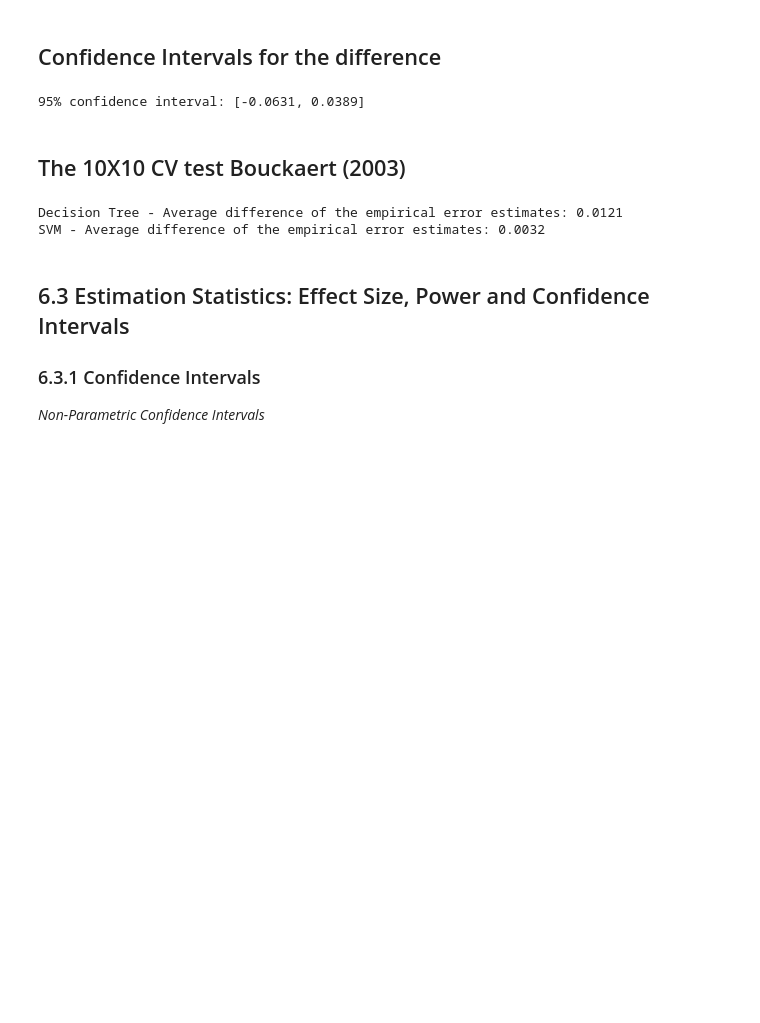
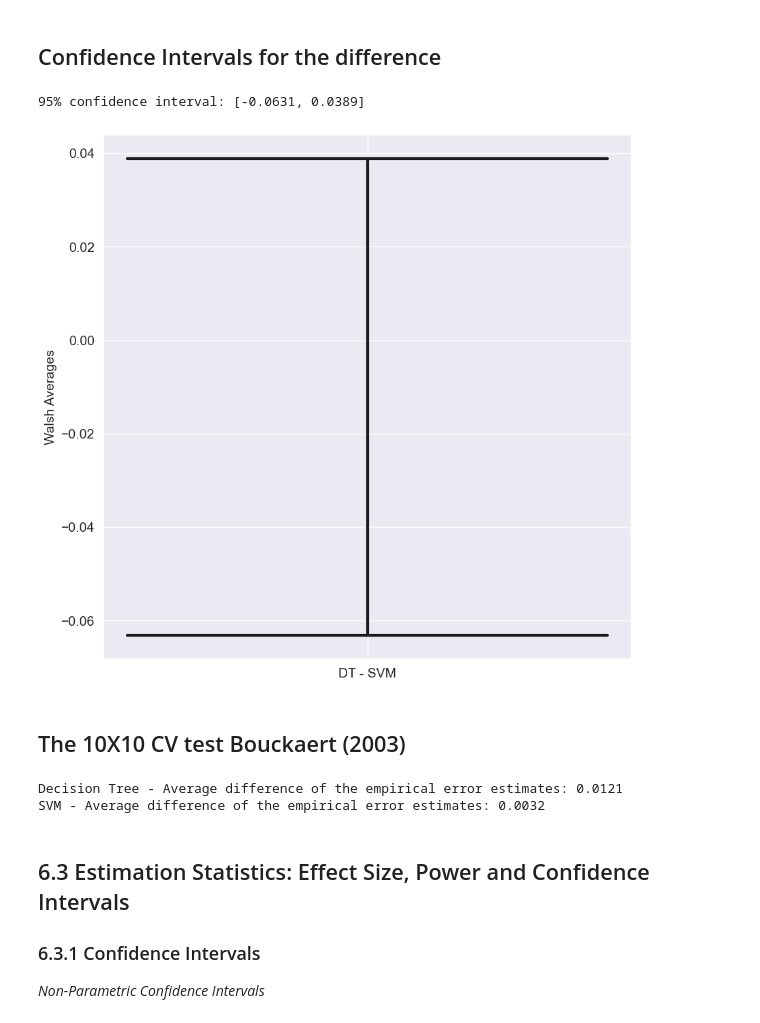
Before and after one commit to zoisboukouvalas/MachineLearningEvaluation_TowardsReliableResponsibleAI, a Jupyter notebook: Part_II/Chapter-6-Statistical-Significance/StatisticalSignificance_SO.ipynb, the cells around one changed output. Drawn from its saved outputs; the diff is of its cells as text; code cells hidden in the pictures; blank space fills up the shorter version.

```diff
--- a/Part_II/Chapter-6-Statistical-Significance/StatisticalSignificance_SO.ipynb
+++ b/Part_II/Chapter-6-Statistical-Significance/StatisticalSignificance_SO.ipynb
@@ -1830,6 +1892,30 @@ upper_bound = mean_diff + 1.96 * std_diff
 print("95% confidence interval: [{:.4f}, {:.4f}]".format(lower_bound, upper_bound))
 # %% [output]
 95% confidence interval: [-0.0631, 0.0389]
+# %%
+def plot_CI(x, CI):
+    top = CI[1]
+    bottom = CI[0]
+#     middle = CI[2]
+    width = 0.1
+    left = x - width/2
+    right = x + width/2
+    plt.plot([x,x], [top, bottom], color="k", lw=3)
+    plt.plot([left,right], [top,top], color="k", lw=3)
+    plt.plot([left,right], [bottom,bottom], color="k", lw=3)
+#     plt.plot(x,middle, "ok", lw=3)
+# %%
+ci_dt_svm = [lower_bound, upper_bound]
+# %%
+plt.figure(figsize=(10,10))
+plt.xticks([1], ['DT - SVM'], fontsize=14)
+plt.yticks(fontsize=14)
+plot_CI(1,ci_dt_svm)
+plt.ylabel("Walsh Averages", fontsize=14)
+plt.savefig("./Figures/Figure1-2.pdf",format="pdf")
+plt.show()
+# %% [output]
+[figure, added]
 # %% [markdown]
 ## The 10X10 CV test Bouckaert (2003)
 # %%
```
Also changed, not shown: parts of 68 cells of this notebook.
